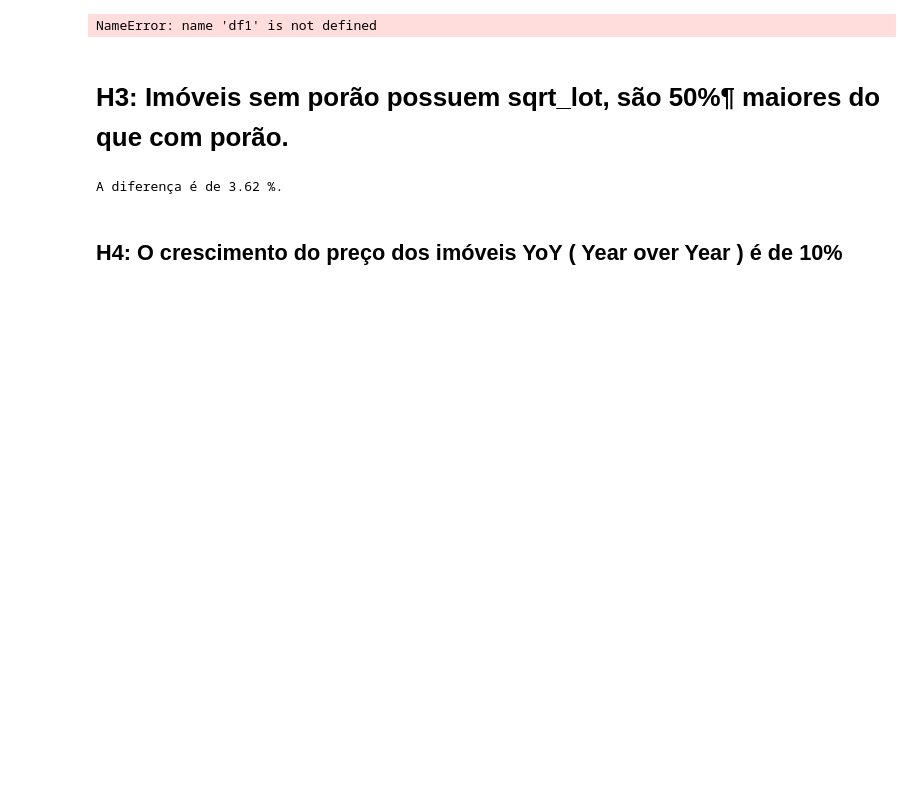
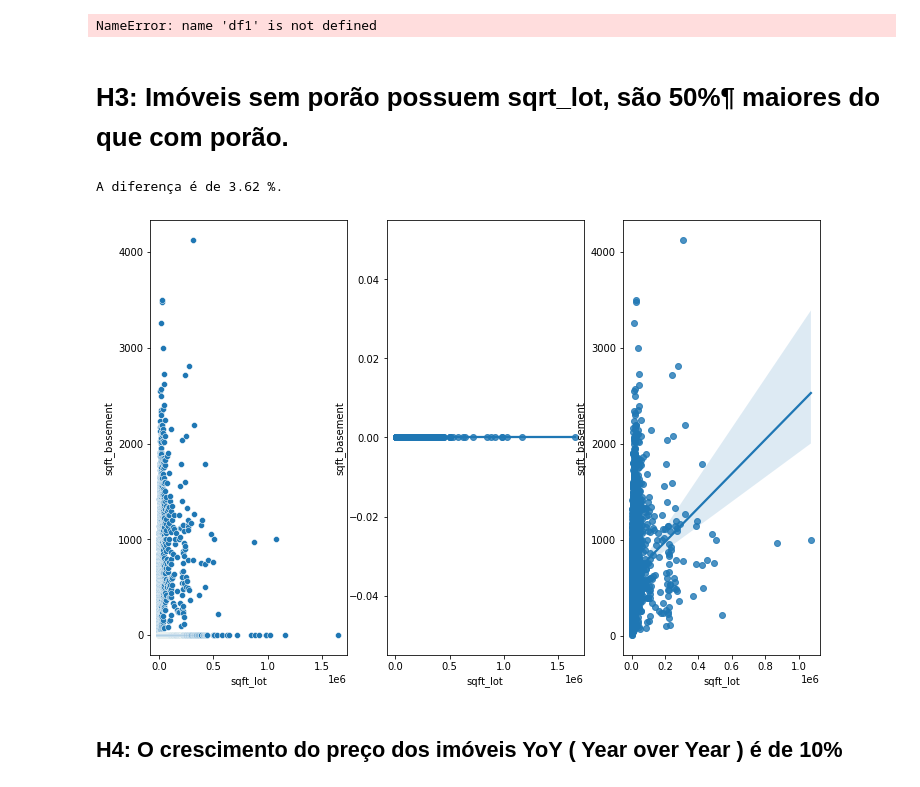
Before and after one commit to guiaraujofreitas/python_do_zero, a Jupyter notebook: Projetos_de_Insights_HouseRocket.ipynb, the cells around one changed output. Cells and saved outputs as stored; diff of their text form; code cells hidden in the pictures; blank space fills up the shorter version.

```diff
--- a/Projetos_de_Insights_HouseRocket.ipynb
+++ b/Projetos_de_Insights_HouseRocket.ipynb
@@ -354,21 +354,40 @@ def diferenca(vf,vi):
 # %%
 f_h3 = df[['sqft_lot','sqft_basement']].groupby('sqft_lot').median().reset_index()
 
 #filtrando as casas sem porão
+without_basement = f_h3.loc[f_h3['sqft_basement']== 0]
+
+#filtrando as casas com porão
+with_basement = f_h3.loc[f_h3['sqft_basement']!= 0]
+
+#============================================================#
+#calculando a diferença %
+
+#porcentagem = diferenca(vf=aux2,vi=aux1)
 aux1 = f_h3.loc[f_h3['sqft_basement']== 0,['sqft_lot']].median().iloc[0]
 
 #filtrando as casas c/ porão
 aux2 = f_h3.loc[f_h3['sqft_basement']!= 0,['sqft_lot']].median().iloc[0]
 
-#calculando a diferença %
+print('A diferença é de {} %.'.format(diferenca(vf=aux2,vi=aux1)))
 
-#porcentagem = diferenca(vf=aux2,vi=aux1)
+#============================================================#
 
+#plotando gráficos
 
+fig = plt.figure(figsize=(12,8))
 
-print('A diferença é de {} %.'.format(diferenca(vf=aux2,vi=aux1)))
+plt.subplot(1,3,1)
+sns.scatterplot(x='sqft_lot', y='sqft_basement', data= f_h3);
+
+plt.subplot(1,3,2)
+sns.regplot(x='sqft_lot', y='sqft_basement', data= without_basement);
+
+plt.subplot(1,3,3)
+sns.regplot(x='sqft_lot', y='sqft_basement', data= with_basement);
 # %% [output]
 A diferença é de 3.62 %.
+[figure, added]
 # %% [markdown]
 ## H4: O crescimento do preço dos imóveis YoY ( Year over Year ) é de 10%
 # %%
```
Also changed, not shown: parts of 4 cells of this notebook.
